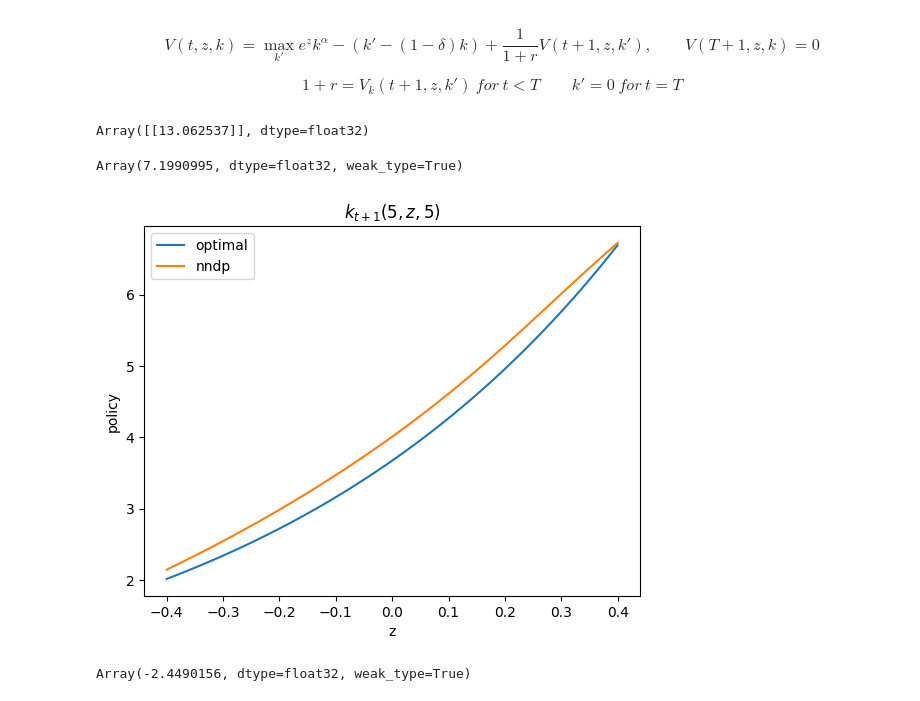
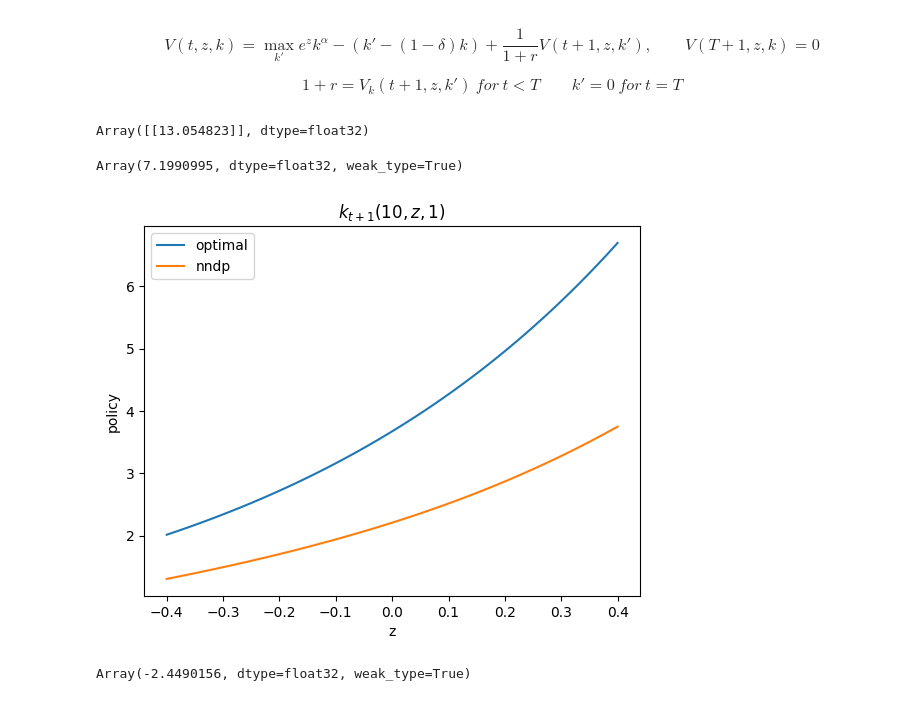
Before and after one commit to marcdelabarrera/nndp, a Jupyter notebook: docs/source/notebooks/firm_dynamics/main.ipynb, the cells around one changed output. Drawn from its saved outputs; the diff is of its cells as text; code cells hidden in the pictures.

```diff
--- a/docs/source/notebooks/firm_dynamics/main.ipynb
+++ b/docs/source/notebooks/firm_dynamics/main.ipynb
@@ -43,7 +43,7 @@ params,result = nndp.train(key = subkey,
                T = T,
                N_simul = 100,
                batch_size = 100,
-               epochs = 100,
+               epochs = 5000,
                optimizer = optax.adam(1e-4)
                )
 # %% [output]
@@ -78,24 +78,24 @@ nndp.core.evaluate_policy(key,
                           T = T,
                           N_simul = 1)
 # %% [output]
-Array([[13.062537]], dtype=float32)
+Array([[13.054823]], dtype=float32)
 # %%
 jnp.exp(z)*k**alpha-(k_star(z)-(1-delta)*k)+1/(1+r)*(jnp.exp(z)*k_star(z)**alpha+(1-delta)*k_star(z))
 # %% [output]
 Array(7.1990995, dtype=float32, weak_type=True)
 # %%
 z = jnp.linspace(-0.4,0.4)
-k = 5
-t = 5
-state = jnp.column_stack([jnp.ones_like(z)*t, z, jnp.ones_like(z)*k])
+k = 1
+t = 10
+state =jnp.column_stack([jnp.ones_like(z)*t, z, jnp.ones_like(z)*k])
 fig, ax = plt.subplots()
 ax.plot(z, k_star(z), label='optimal')
 ax.plot(z, policy(state, params, nn), label='nndp')
 ax.set(xlabel='z',ylabel='policy', title=f'$k_{{t+1}}({t},z,{k})$')
 ax.legend()
 fig.show()
 # %% [output]
-[figure, old version]
+[figure, new version]
 # %%
 jnp.exp(0.4)*k**(1/3)-k
 # %% [output]
```
Also changed, not shown: parts of 2 cells of this notebook, 2 other files.
